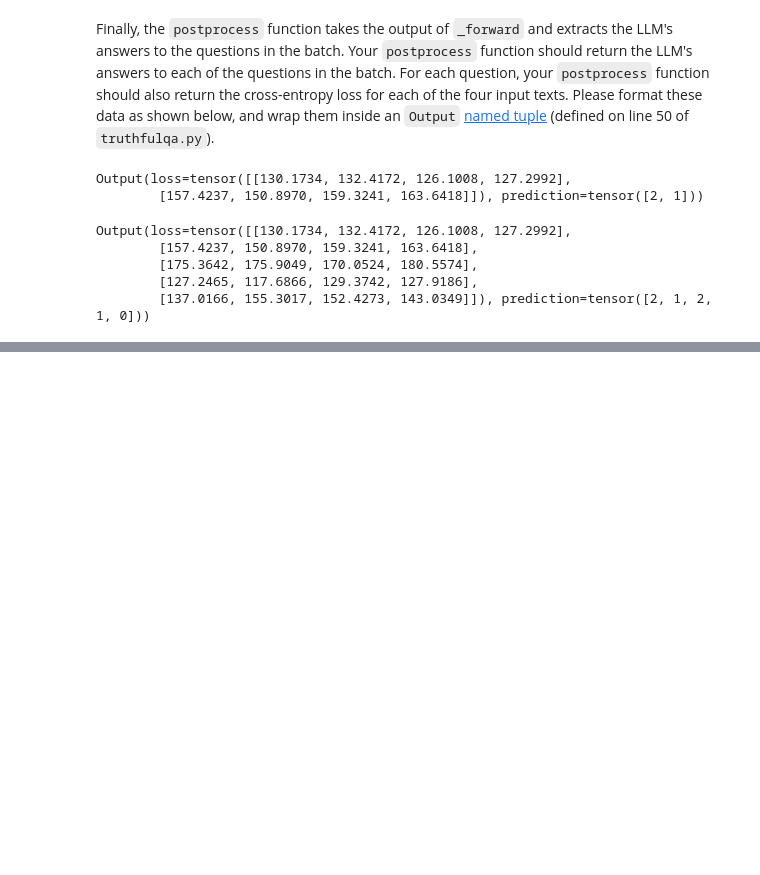
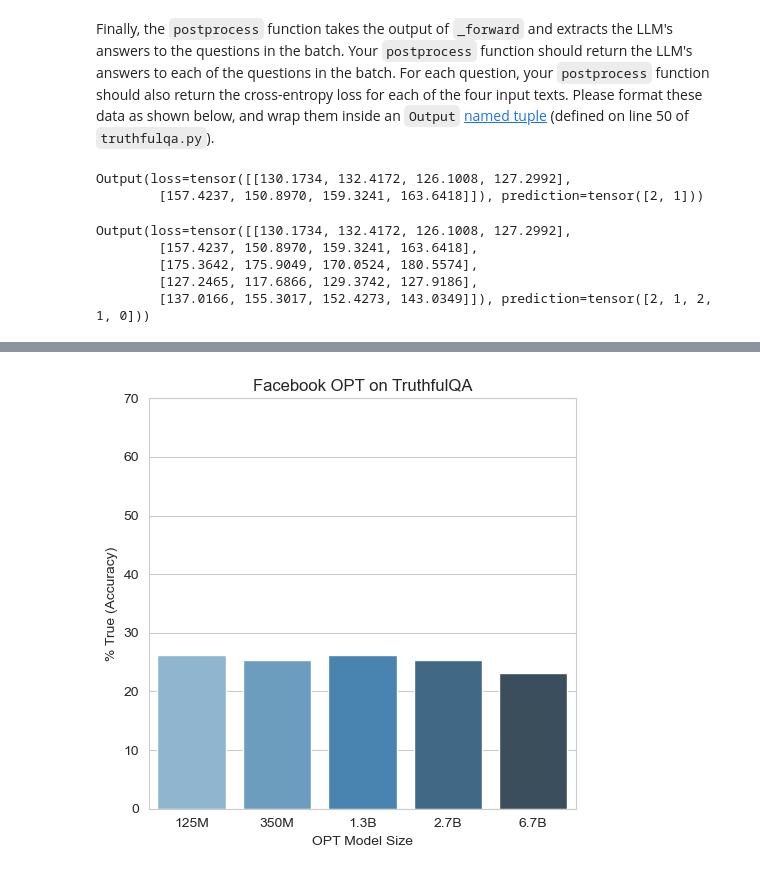
Before and after one commit to dongYoun2/nlu_s25, a Jupyter notebook: hw3/hw3-pset.ipynb, the cells around one changed output, grey strips where cells are left out. Drawn from its saved outputs; the diff is of its cells as text; code cells hidden in the pictures; blank space fills up the shorter version.

```diff
--- a/hw3/hw3-pset.ipynb
+++ b/hw3/hw3-pset.ipynb
@@ -411,0 +412,34 @@ Please also rename the `.csv` file generated by the experiment script to `extra_
+# %%
+import matplotlib.pyplot as plt
+import seaborn as sns
+
+# Data
+model_sizes = ["125M", "350M", "1.3B", "2.7B", "6.7B"]
+accuracy = [0.263, 0.254, 0.263, 0.254, 0.231]
+
+# Convert accuracy to percentages
+accuracy_percent = [acc * 100 for acc in accuracy]
+
+# Optional: Use a nicer style
+sns.set_style("whitegrid")
+
+# Create the figure
+plt.figure(figsize=(5, 5))
+
+# Plot a bar chart
+sns.barplot(x=model_sizes, y=accuracy_percent, hue=model_sizes, palette="Blues_d", legend=False)
+
+# Label axes
+plt.xlabel("OPT Model Size")
+plt.ylabel("% True (Accuracy)")
+
+# Title
+plt.title("Facebook OPT on TruthfulQA")
+
+# Optionally adjust y-axis limits or ticks
+plt.ylim(0, 70)
+
+plt.tight_layout()
+plt.show()
+# %% [output]
+[figure, added]
```
Also changed, not shown: parts of 1 cell of this notebook, 16 other files.
